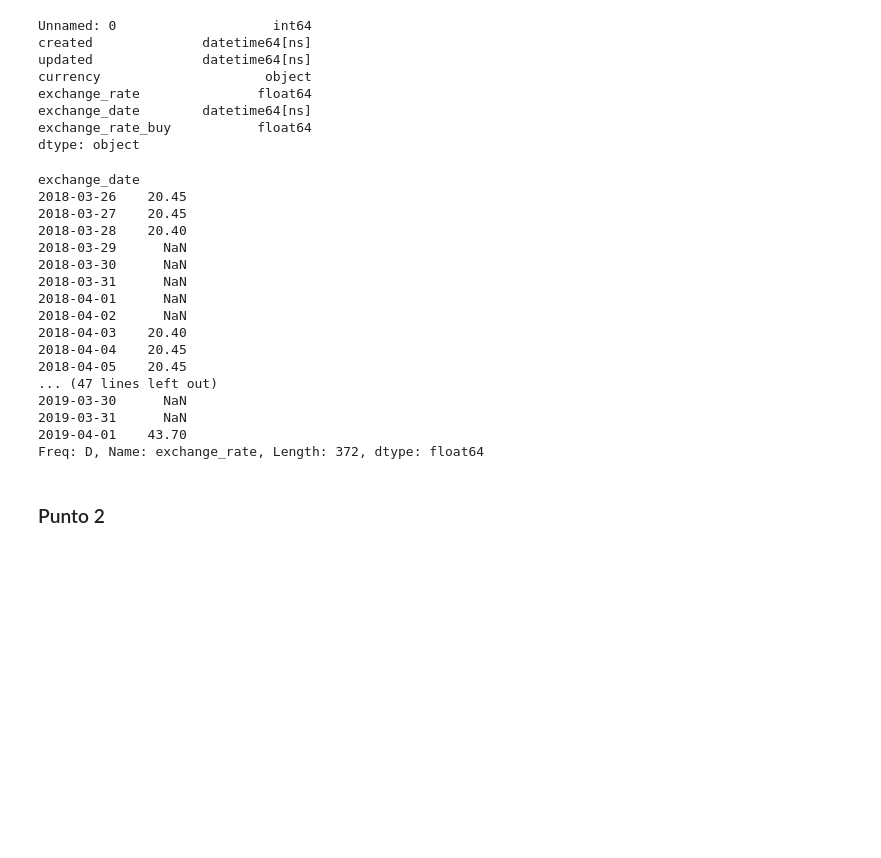
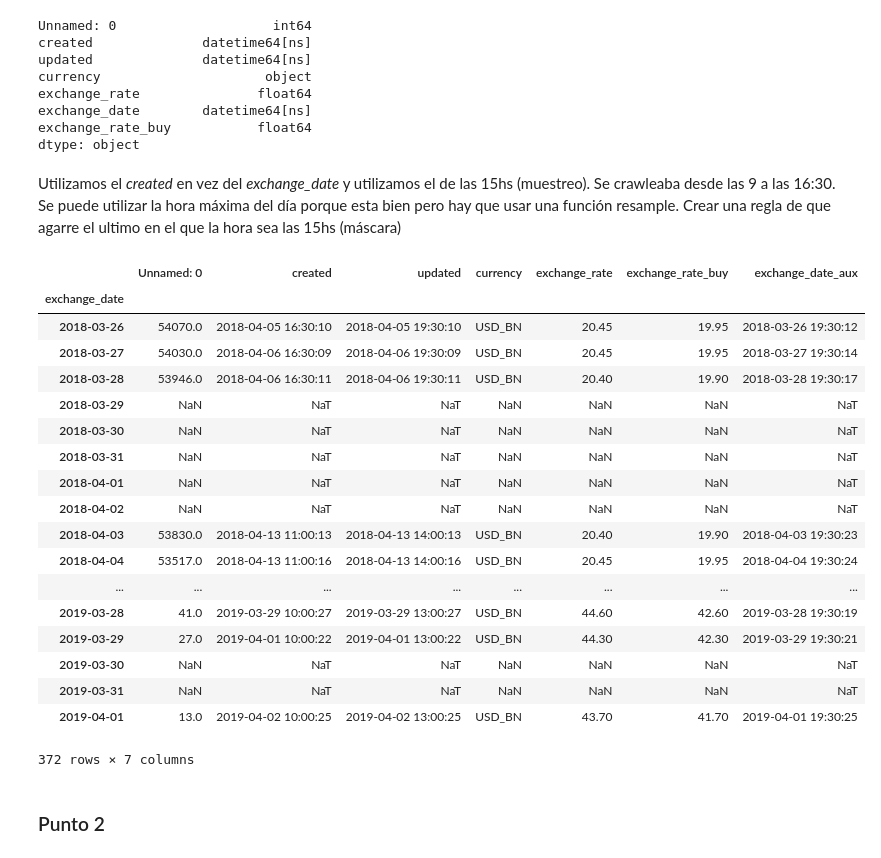
Before and after one commit to lbiedma/diplodatos2019, a Jupyter notebook: practico-1.ipynb, the cells around one changed output. Cells and saved outputs as stored; diff of their text form; code cells hidden in the pictures; blank space fills up the shorter version.

```diff
--- a/practico-1.ipynb
+++ b/practico-1.ipynb
@@ -87,32 +87,37 @@ exchange_rate               float64
 exchange_date        datetime64[ns]
 exchange_rate_buy           float64
 dtype: object
+# %% [markdown]
+Utilizamos el *created* en vez del *exchange_date* y utilizamos el de las 15hs (muestreo). Se crawleaba desde las 9 a las 16:30. Se puede utilizar la hora máxima del día porque esta bien pero hay que usar una función resample. Crear una regla de que agarre el ultimo en el que la hora sea las 15hs (máscara)
 # %%
 # Agrupar por fechas y ordenar de más antigua a más nueva
 #df_exchange_close = df.resample('D', on='exchange_date').max().sort_index(ascending=True)
 df_aux = df
 df_aux['exchange_date_aux']= df['exchange_date']
 df_exchange_close = df_aux.set_index('exchange_date').groupby(pd.Grouper(freq='D')).max()
 # TODO chequear que me toma el valor del horario del día más alto en vez de tomar el valor más alto de cada columna por día
-df_exchange_close.exchange_rate
+#df_exchange_close.exchange_rate
+df_exchange_close
 # %% [output]
+|  | Unnamed: 0 | created | updated | currency | exchange_rate | exchange_rate_buy | exchange_date_aux |
+| exchange_date |  |  |  |  |  |  |  |
+| 2018-03-26 | 54070.0 | 2018-04-05 16:30:10 | 2018-04-05 19:30:10 | USD_BN | 20.45 | 19.95 | 2018-03-26 19:30:12 |
+| 2018-03-27 | 54030.0 | 2018-04-06 16:30:09 | 2018-04-06 19:30:09 | USD_BN | 20.45 | 19.95 | 2018-03-27 19:30:14 |
+| 2018-03-28 | 53946.0 | 2018-04-06 16:30:11 | 2018-04-06 19:30:11 | USD_BN | 20.40 | 19.90 | 2018-03-28 19:30:17 |
+| 2018-03-29 | NaN | NaT | NaT | NaN | NaN | NaN | NaT |
+| 2018-03-30 | NaN | NaT | NaT | NaN | NaN | NaN | NaT |
+| 2018-03-31 | NaN | NaT | NaT | NaN | NaN | NaN | NaT |
+| 2018-04-01 | NaN | NaT | NaT | NaN | NaN | NaN | NaT |
+| 2018-04-02 | NaN | NaT | NaT | NaN | NaN | NaN | NaT |
+| 2018-04-03 | 53830.0 | 2018-04-13 11:00:13 | 2018-04-13 14:00:13 | USD_BN | 20.40 | 19.90 | 2018-04-03 19:30:23 |
+| 2018-04-04 | 53517.0 | 2018-04-13 11:00:16 | 2018-04-13 14:00:16 | USD_BN | 20.45 | 19.95 | 2018-04-04 19:30:24 |
+| ... | ... | ... | ... | ... | ... | ... | ... |
+| 2019-03-28 | 41.0 | 2019-03-29 10:00:27 | 2019-03-29 13:00:27 | USD_BN | 44.60 | 42.60 | 2019-03-28 19:30:19 |
+| 2019-03-29 | 27.0 | 2019-04-01 10:00:22 | 2019-04-01 13:00:22 | USD_BN | 44.30 | 42.30 | 2019-03-29 19:30:21 |
+| 2019-03-30 | NaN | NaT | NaT | NaN | NaN | NaN | NaT |
+| 2019-03-31 | NaN | NaT | NaT | NaN | NaN | NaN | NaT |
+| 2019-04-01 | 13.0 | 2019-04-02 10:00:25 | 2019-04-02 13:00:25 | USD_BN | 43.70 | 41.70 | 2019-04-01 19:30:25 |
-exchange_date
-2018-03-26    20.45
-2018-03-27    20.45
-2018-03-28    20.40
-2018-03-29      NaN
-2018-03-30      NaN
-2018-03-31      NaN
-2018-04-01      NaN
-2018-04-02      NaN
-2018-04-03    20.40
-2018-04-04    20.45
-2018-04-05    20.45
-... (47 lines left out)
-2019-03-30      NaN
-2019-03-31      NaN
-2019-04-01    43.70
-Freq: D, Name: exchange_rate, Length: 372, dtype: float64
+372 rows × 7 columns
 # %% [markdown]
 ### Punto 2
 # %% [markdown]
```
Also changed, not shown: parts of 5 cells of this notebook.
